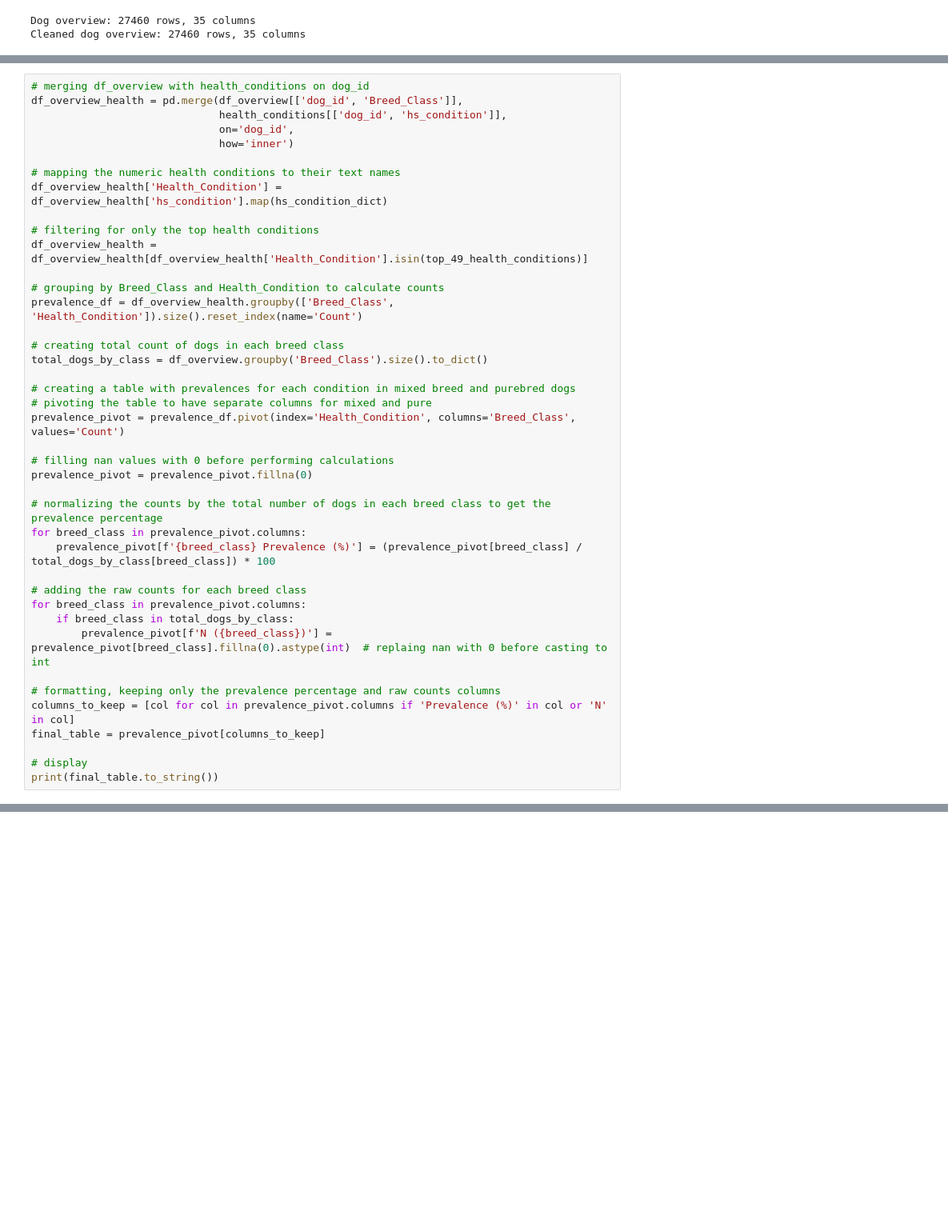
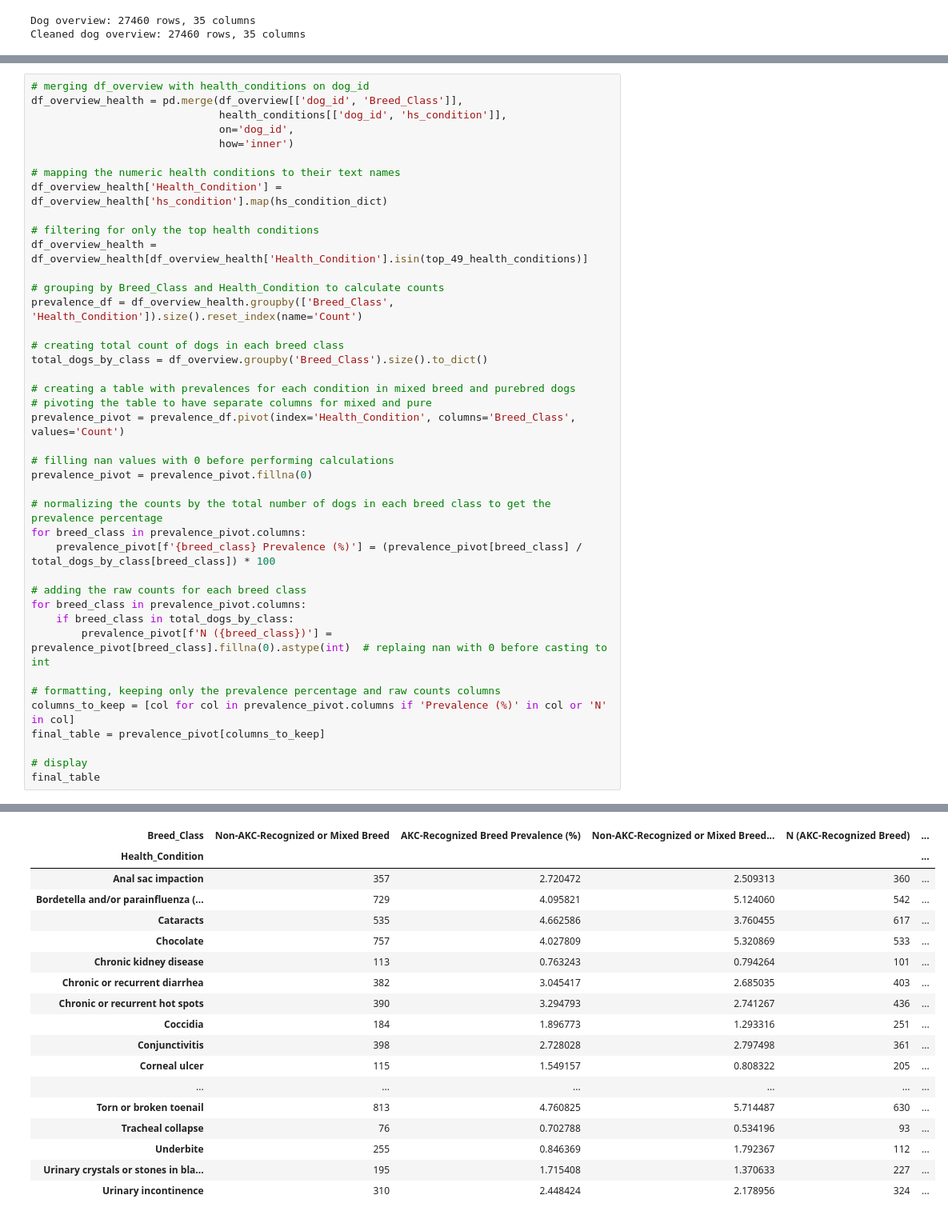
Before and after one commit to sophie-z/dap, a Jupyter notebook: dap_notebook.ipynb, the cells around one changed output, grey strips where cells are left out. Shown at 80% size. Cells and saved outputs as stored; diff of their text form; blank space fills up the shorter version.

Commit message:
table 2

```diff
--- a/dap_notebook.ipynb
+++ b/dap_notebook.ipynb
@@ -353,5 +367,5 @@ columns_to_keep = [col for col in prevalence_pivot.columns if 'Prevalence (%)' i
 final_table = prevalence_pivot[columns_to_keep]
 
 # display
-print(final_table.to_string())
+final_table
 # %% [output]
@@ -375,2 +372,20 @@ Urinary incontinence
+| Breed_Class | Non-AKC-Recognized or Mixed Breed | AKC-Recognized Breed Prevalence (%) | Non-AKC-Recognized or Mixed Breed... | N (AKC-Recognized Breed) | ... |
+| Health_Condition |  |  |  |  | ... |
+| Anal sac impaction | 357 | 2.720472 | 2.509313 | 360 | ... |
+| Bordetella and/or parainfluenza (... | 729 | 4.095821 | 5.124060 | 542 | ... |
+| Cataracts | 535 | 4.662586 | 3.760455 | 617 | ... |
+| Chocolate | 757 | 4.027809 | 5.320869 | 533 | ... |
+| Chronic kidney disease | 113 | 0.763243 | 0.794264 | 101 | ... |
+| Chronic or recurrent diarrhea | 382 | 3.045417 | 2.685035 | 403 | ... |
+| Chronic or recurrent hot spots | 390 | 3.294793 | 2.741267 | 436 | ... |
+| Coccidia | 184 | 1.896773 | 1.293316 | 251 | ... |
+| Conjunctivitis | 398 | 2.728028 | 2.797498 | 361 | ... |
+| Corneal ulcer | 115 | 1.549157 | 0.808322 | 205 | ... |
+| ... | ... | ... | ... | ... | ... |
+| Torn or broken toenail | 813 | 4.760825 | 5.714487 | 630 | ... |
+| Tracheal collapse | 76 | 0.702788 | 0.534196 | 93 | ... |
+| Underbite | 255 | 0.846369 | 1.792367 | 112 | ... |
+| Urinary crystals or stones in bla... | 195 | 1.715408 | 1.370633 | 227 | ... |
+| Urinary incontinence | 310 | 2.448424 | 2.178956 | 324 | ... |
 # %% [markdown]
 <b>LOGISTIC REGRESSION TO GET LOG-ODDS</b> <br>
```
Also changed, not shown: parts of 12 cells of this notebook, 1 other file.
